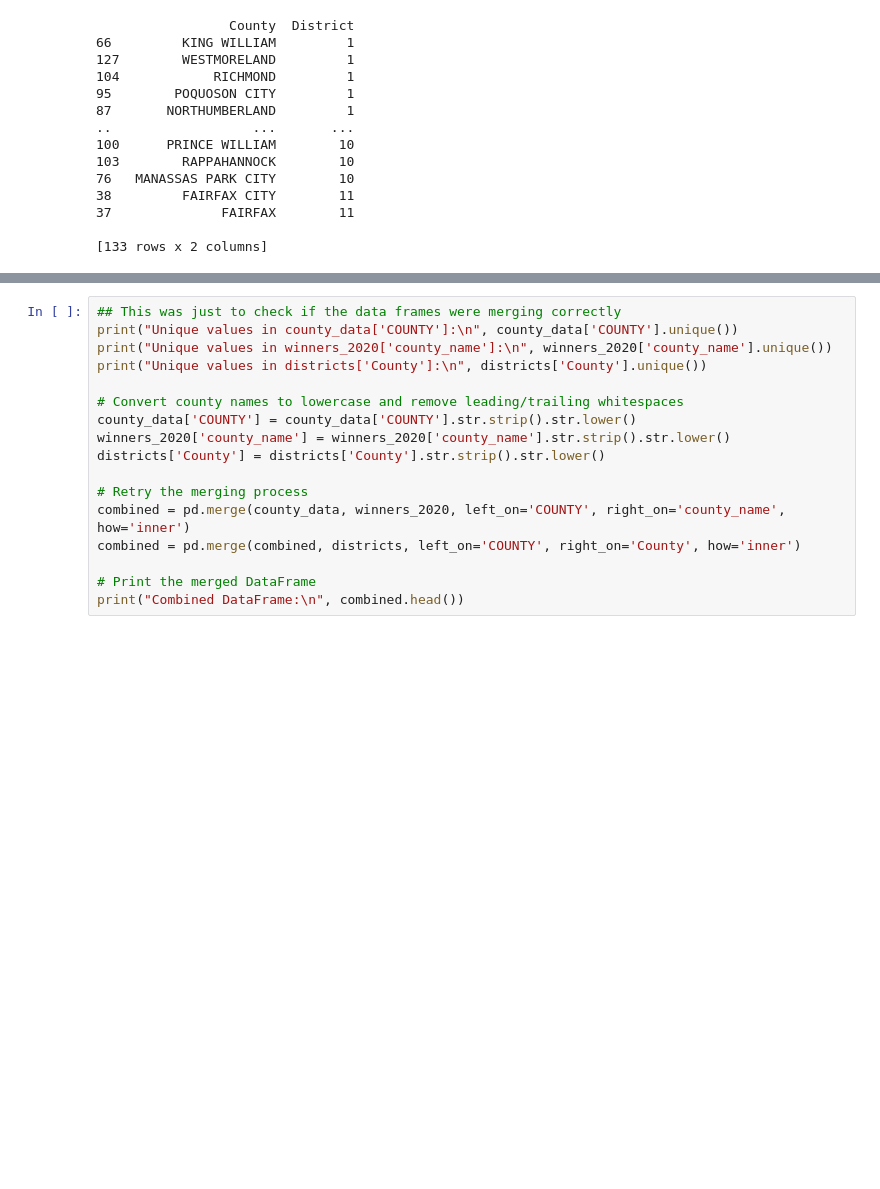
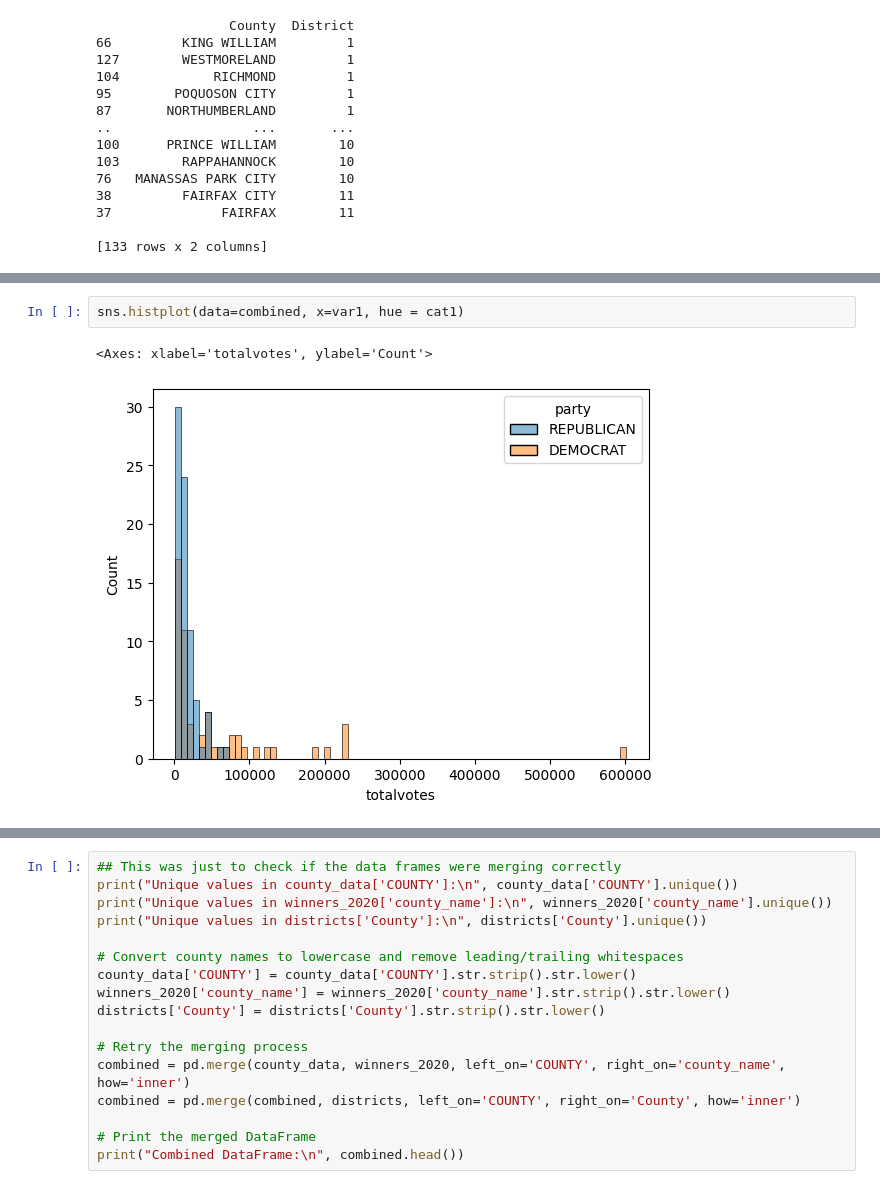
Before and after one commit to RainaVardhan/project_voting, a Jupyter notebook: model_v2.ipynb, the cells around one changed output, grey strips where cells are left out. Saved outputs shown, nothing was run; the diff lists cells and outputs as text; blank space fills up the shorter version.

```diff
--- a/model_v2.ipynb
+++ b/model_v2.ipynb
@@ -216,0 +287,5 @@ Accuracy: 0.7857142857142857
+# %%
+sns.histplot(data=combined, x=var1, hue = cat1)
+# %% [output]
+<Axes: xlabel='totalvotes', ylabel='Count'>
+[figure, added]
```
Also changed, not shown: parts of 15 cells of this notebook.
